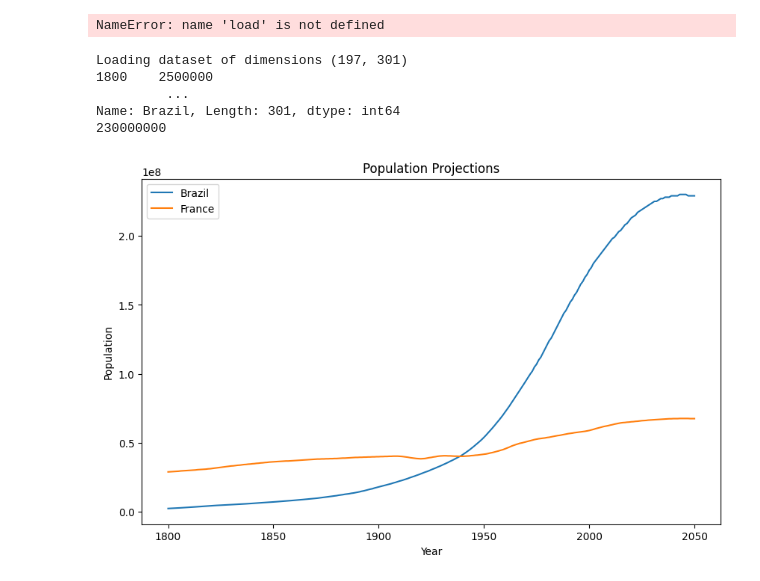
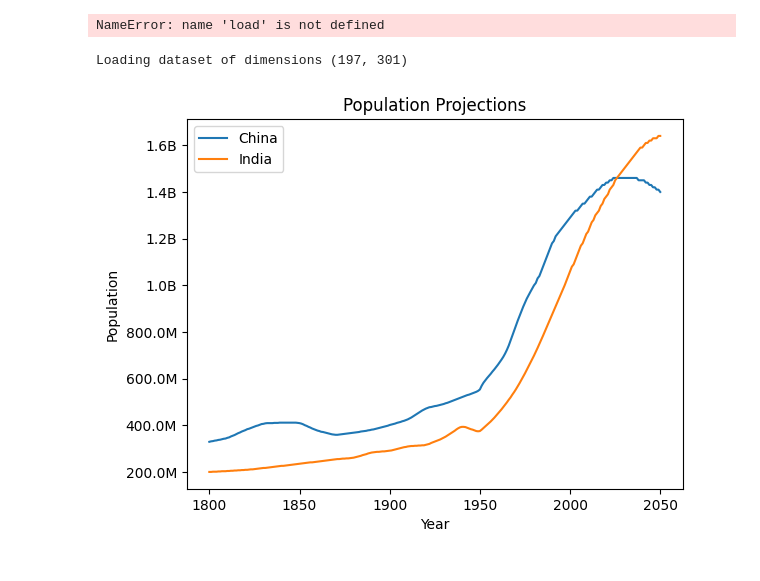
Before and after one commit to angelasoler/python02, a Jupyter notebook: notebook.ipynb, the cells around one changed output. Saved outputs shown, nothing was run; the diff lists cells and outputs as text; code cells hidden in the pictures.

Commit message:
format y axis

```diff
--- a/notebook.ipynb
+++ b/notebook.ipynb
@@ -50,36 +50,43 @@ plt.show()
 # print(np_ar)
 # %% [output]
 NameError: name 'load' is not defined
+# %%
+def format_population(x, pos):
+    if x >= 1e9:
+        return f'{x/1e9}B'
+    elif x >= 1e6:
+        return f'{x/1e6}M'
+    elif x >= 1e3:
+        return f'{x/1e3}K'
+    return f'{x}'
 # %%
 import matplotlib.pyplot as plt
+import matplotlib.ticker as mtick
 
 # https://www.skytowner.com/explore/converting_k_and_m_to_numerical_form_in_pandas_dataframe
 df = load("population_total.csv")
-my_campus = "Brazil"
-other = "France"
-br_data = df.loc[my_campus].replace({"K":"*1e3", "M":"*1e6"}, regex=True).map(pd.eval).astype(int)
-other_data = df.loc[other].replace({"K":"*1e3", "M":"*1e6"}, regex=True).map(pd.eval).astype(int)
+my_campus = "China"
+other = "India"
+conversions = {"k":"*1e3", "M":"*1e6", "B": "*1e9"}
+br_data = df.loc[my_campus].replace(conversions, regex=True).map(pd.eval).astype(int)
+other_data = df.loc[other].replace(conversions, regex=True).map(pd.eval).astype(int)
 
-print(br_data)
-
-plt.figure(figsize=(10, 6))
-
-br_data['1800':'2050'].plot(label='Brazil')
-other_data['1800':'2050'].plot(label='France')
+br_data['1800':'2050'].plot(label=my_campus)
+other_data['1800':'2050'].plot(label=other)
 
 plt.title(f'Population Projections')
 plt.ylabel('Population')
 plt.xlabel('Year')
-
 plt.legend()
 
-plt.tight_layout()
+# format absolut numbers to
+formatter = mtick.FuncFormatter(format_population)
+plt.gca().yaxis.set_major_formatter(formatter)
+
+# locator = mtick.MultipleLocator(20e6)
+# plt.gca().yaxis.set_major_locator(locator)
 
 plt.show()
 # %% [output]
 Loading dataset of dimensions (197, 301)
-1800    2500000
-         ...
-Name: Brazil, Length: 301, dtype: int64
-230000000
-[figure, old version]
+[figure, new version]
```
Also changed, not shown: 3 other files.
